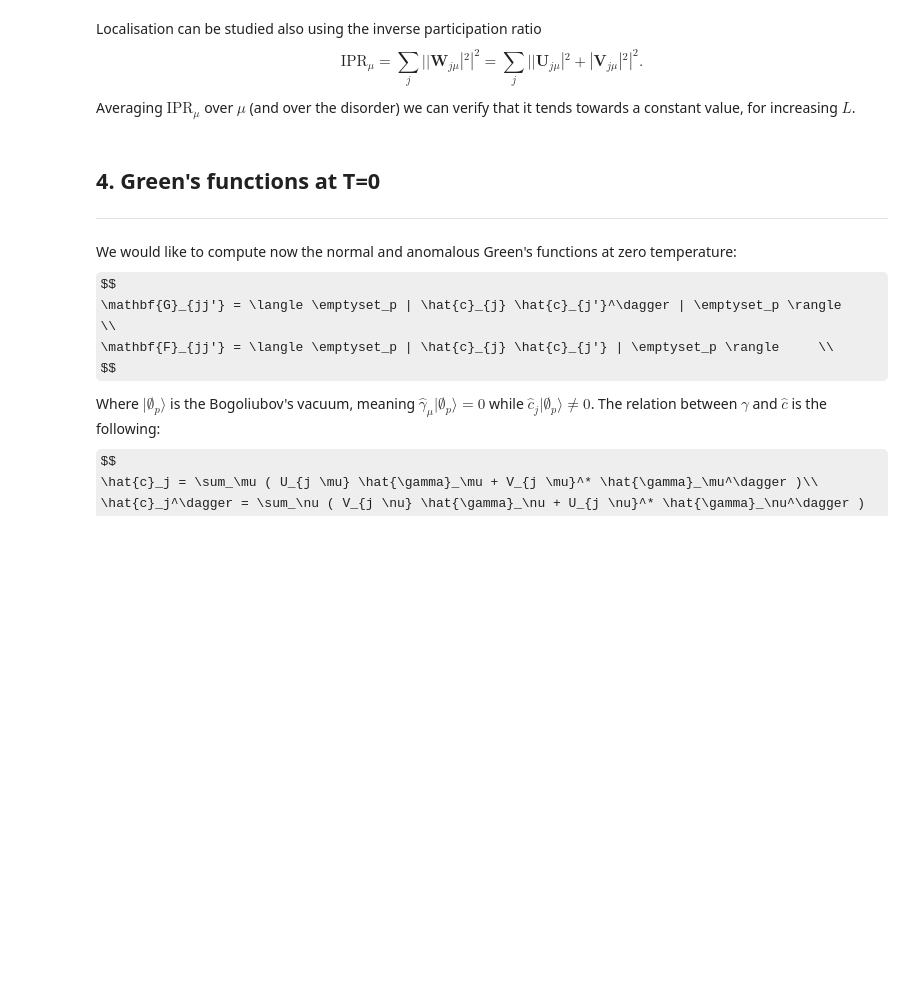
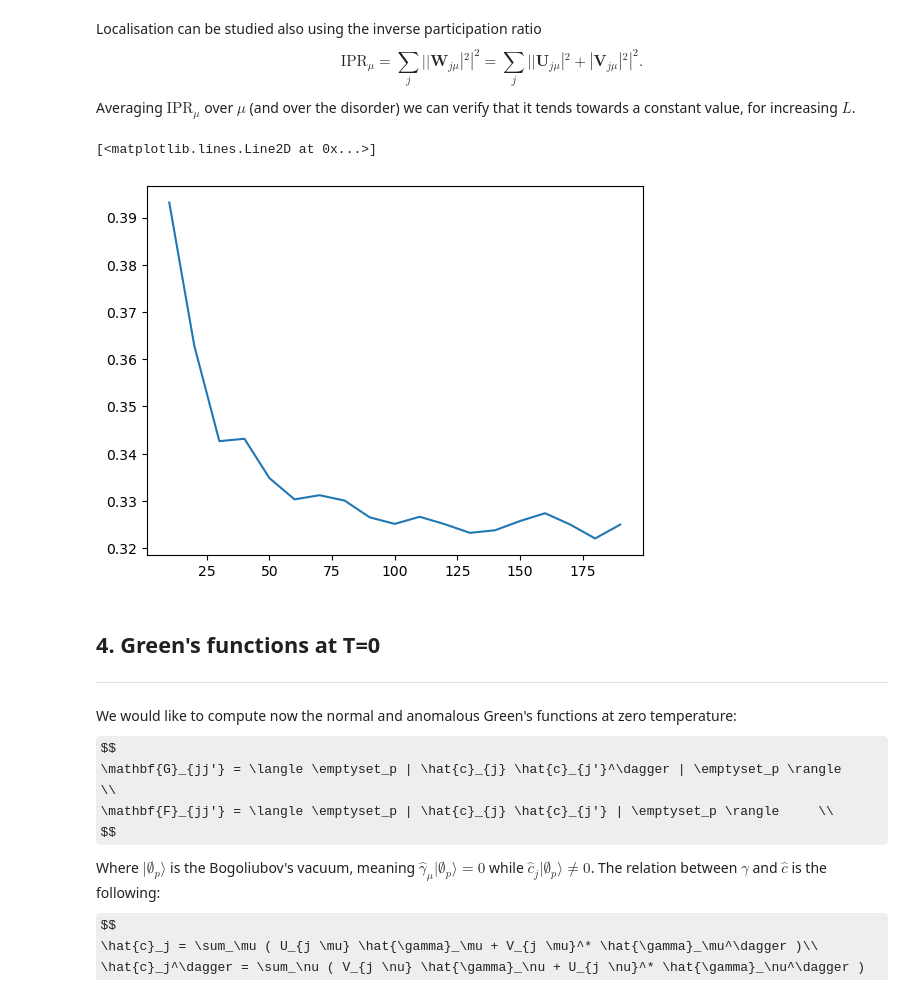
Before and after one commit to Skylines316/Quantum_Ising_Chain, a Jupyter notebook: Ising_GES_work_to_do.ipynb, the cells around one changed output. Saved outputs shown, nothing was run; the diff lists cells and outputs as text; code cells hidden in the pictures; some formulas as TeX source; blank space fills up the shorter version.

```diff
--- a/Ising_GES_work_to_do.ipynb
+++ b/Ising_GES_work_to_do.ipynb
@@ -245,3 +267,10 @@ Finally the combinations
 are exactly the zero energy eigenvectors with the correct structure we were looking for.
 
 ### Assignement: Write a function Diagoanalize(H) which does that for us ###
+# %%
+h=0.5
+L=4
+Hmat = Hamiltonian(h,False,L)
+H1,H2=Hparities(Hmat.toarray())
+val= diagonalization(H1,True)
+print(val[0])
@@ -272,6 +304,53 @@ $$
 \mathrm{IPR}_\mu = \sum_{j}||\mathbf{W}_{j\mu}|^2|^2 = \sum_{j}||\mathbf{U}_{j\mu}|^2+|\mathbf{V}_{j\mu}|^2|^2.
 $$
 Averaging $\mathrm{IPR}_\mu$ over $\mu$ (and over the disorder) we can verify that it tends towards a constant value, for increasing $L$.
+# %%
+#A function for the random sequences is created:
+def RandCoeffs(samples,Jmin,Hmax,seed1=0,seed2=34159):
+    Jrng= np.random.default_rng(seed1)
+    Hrng= np.random.default_rng(seed2)
+    return Jrng.uniform(Jmin,1.0,samples),Hrng.uniform(0,Hmax,samples)
+
+# Returns a matrix with all the spinors in a cycle:
+def spinors(J,H,PBC,L,p):
+    Hmat = Hamiltonian(H,PBC,L,J)
+    Ham=Hparities(Hmat.toarray())
+    vali= diagonalization(Ham[p],True)
+    A=zero_subspace(vali)
+    if A is None:
+        val=vali
+    else:
+        val=[vali[0],zero_subspace(vali)]
+    W=np.array([[ eigvect[i]**2+eigvect[i+L]**2 for i in range(L) ] for eigvect in val[1][:L]])
+    return W
+
+def IPRmu(W,L):
+    return np.array([ np.linalg.norm(W[i,:])**2 for i in range(L)])
+
+def Average_IPRmu(L,Jmin,Hmax,PBC,N,p,seed1,seed2):
+    J,H=RandCoeffs(L*N,Jmin,Hmax,seed1,seed2)
+    W=np.zeros((L,L))
+    for i in range(N):
+        B=spinors(J[i*L:(i+1)*L],H[i*L:(i+1)*L],PBC,L,p)
+        W+=IPRmu(B,L)
+    W/=N
+    return np.array(W)
+
+def Average_IPR(L,Jmin,Hmax,PBC,N,p):
+    return np.array([np.mean(Average_IPRmu(i,Jmin,Hmax,PBC,N,p,i,i+1)) for i in L])
+
+Jmin=0.0
+Hmax=1.0
+PBC=False
+N=100
+p=0
+L=[10*i for i in range(1,20)]
+Y=Average_IPR(L,Jmin,Hmax,PBC,N,p)
+plt.figure()
+plt.plot(L,Y)
+# %% [output]
+[<matplotlib.lines.Line2D at 0x...>]
+[figure, added]
 # %% [markdown]
 <h2>4. Green's functions at T=0</h2>
 
```
Also changed, not shown: parts of 6 cells of this notebook.
